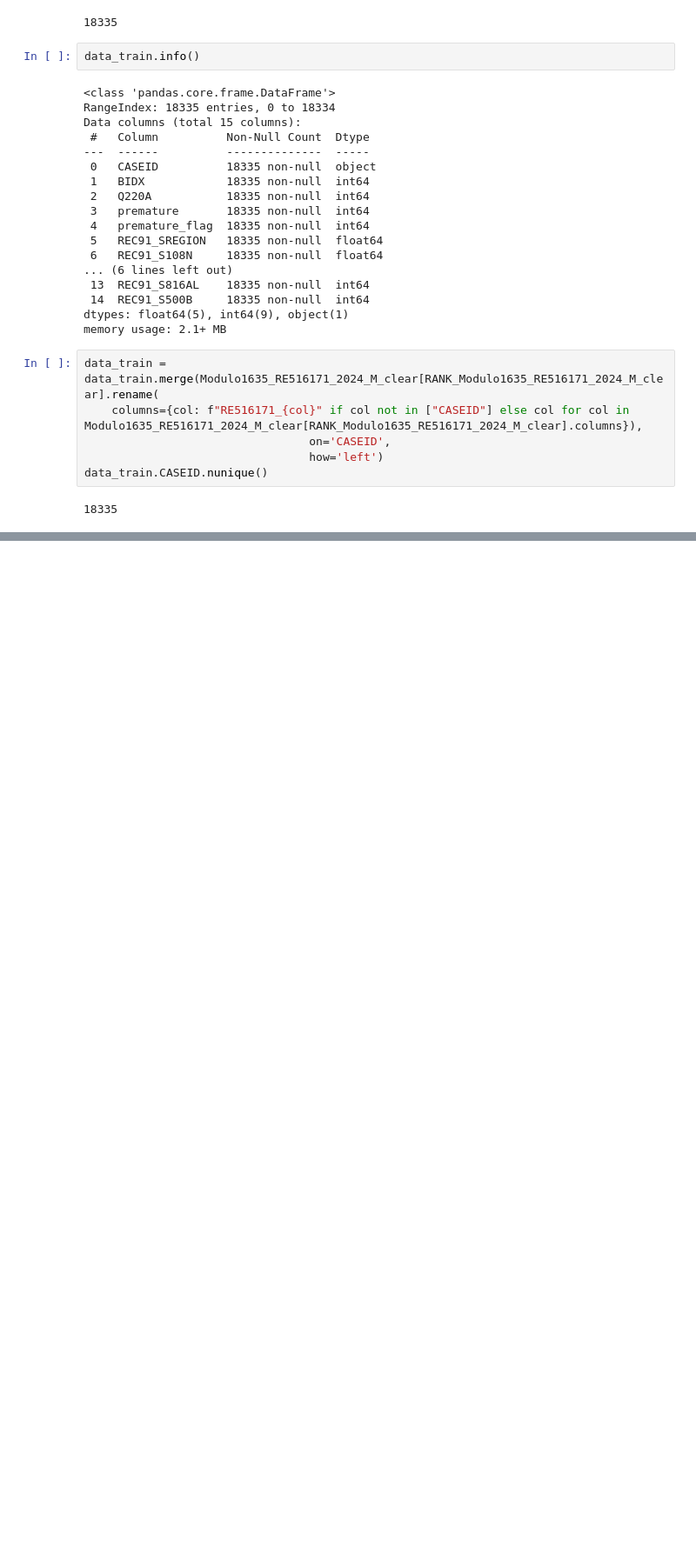
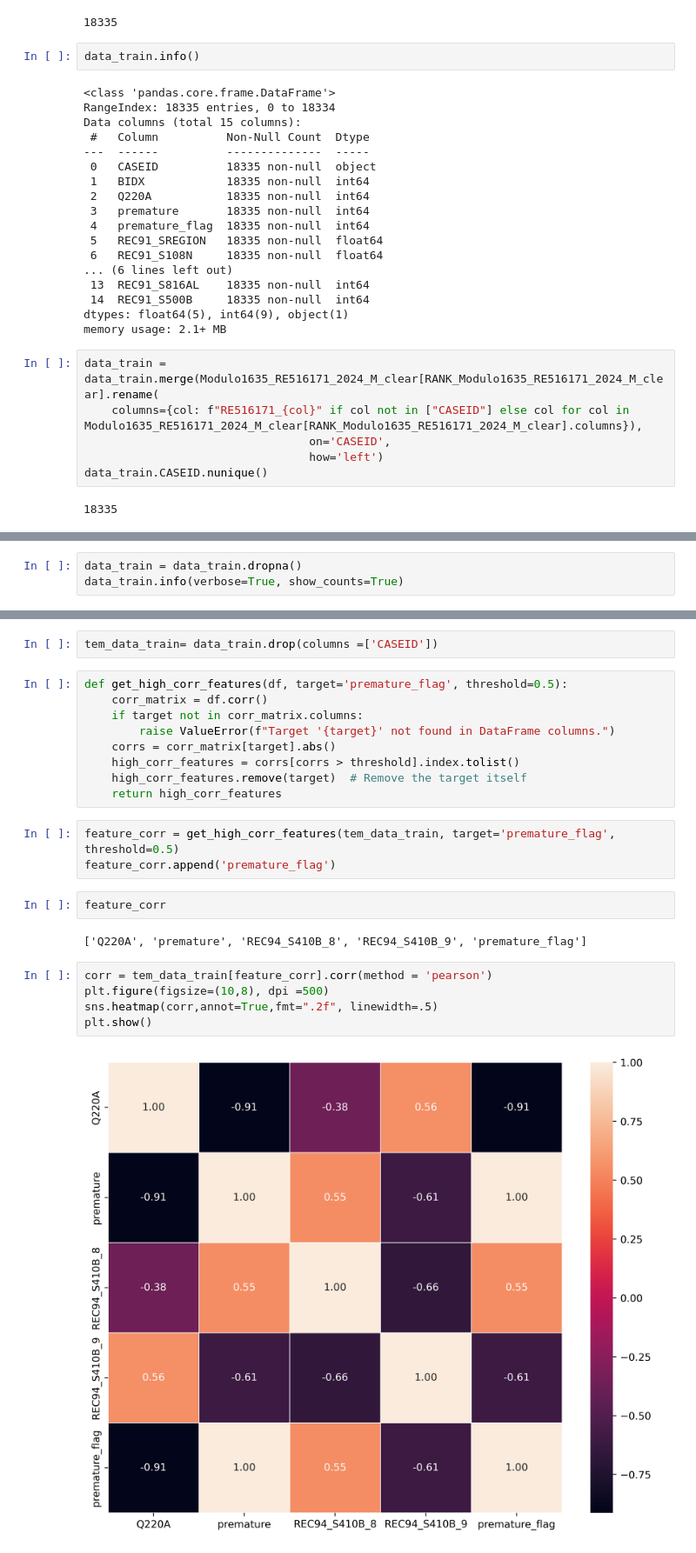
Before and after one commit to LinoMejiaDC/Machine-Leaarning-premature-births, a Jupyter notebook: Premature_model/notebooks/05_Modeling.ipynb, the cells around one changed output, grey strips where cells are left out. Shown at 87% size. Saved outputs shown, nothing was run; the diff lists cells and outputs as text; blank space fills up the shorter version.

```diff
--- a/Premature_model/notebooks/05_Modeling.ipynb
+++ b/Premature_model/notebooks/05_Modeling.ipynb
@@ -411,0 +627,3 @@ data_train.CASEID.nunique()
+# %%
+data_train = data_train.dropna()
+data_train.info(verbose=True, show_counts=True)
@@ -411,0 +648,25 @@ data_train.CASEID.nunique()
+# %%
+tem_data_train= data_train.drop(columns =['CASEID'])
+# %%
+def get_high_corr_features(df, target='premature_flag', threshold=0.5):
+    corr_matrix = df.corr()
+    if target not in corr_matrix.columns:
+        raise ValueError(f"Target '{target}' not found in DataFrame columns.")
+    corrs = corr_matrix[target].abs()
+    high_corr_features = corrs[corrs > threshold].index.tolist()
+    high_corr_features.remove(target)  # Remove the target itself
+    return high_corr_features
+# %%
+feature_corr = get_high_corr_features(tem_data_train, target='premature_flag', threshold=0.5)
+feature_corr.append('premature_flag')
+# %%
+feature_corr
+# %% [output]
+['Q220A', 'premature', 'REC94_S410B_8', 'REC94_S410B_9', 'premature_flag']
+# %%
+corr = tem_data_train[feature_corr].corr(method = 'pearson')
+plt.figure(figsize=(10,8), dpi =500)
+sns.heatmap(corr,annot=True,fmt=".2f", linewidth=.5)
+plt.show()
+# %% [output]
+[figure, added]
```
Also changed, not shown: parts of 28 cells of this notebook, 3 other files.
